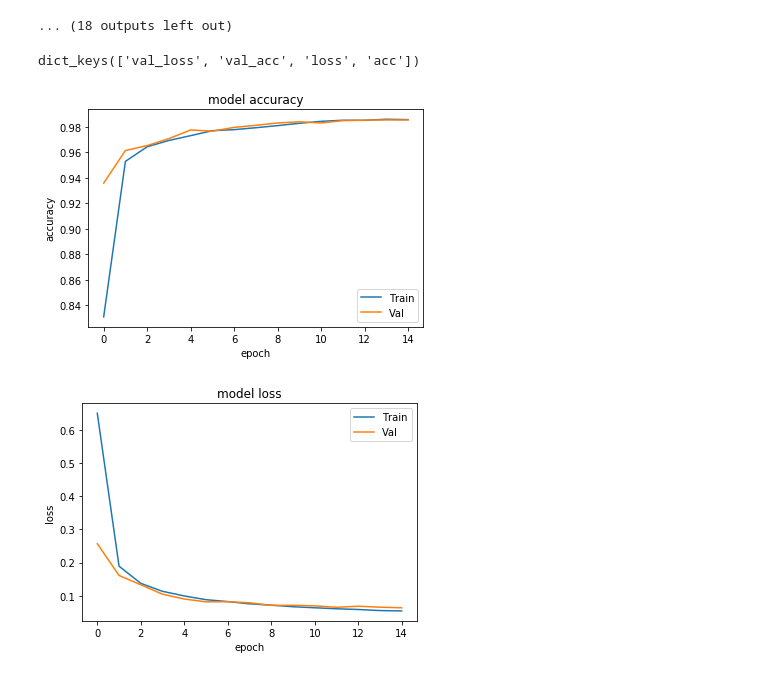
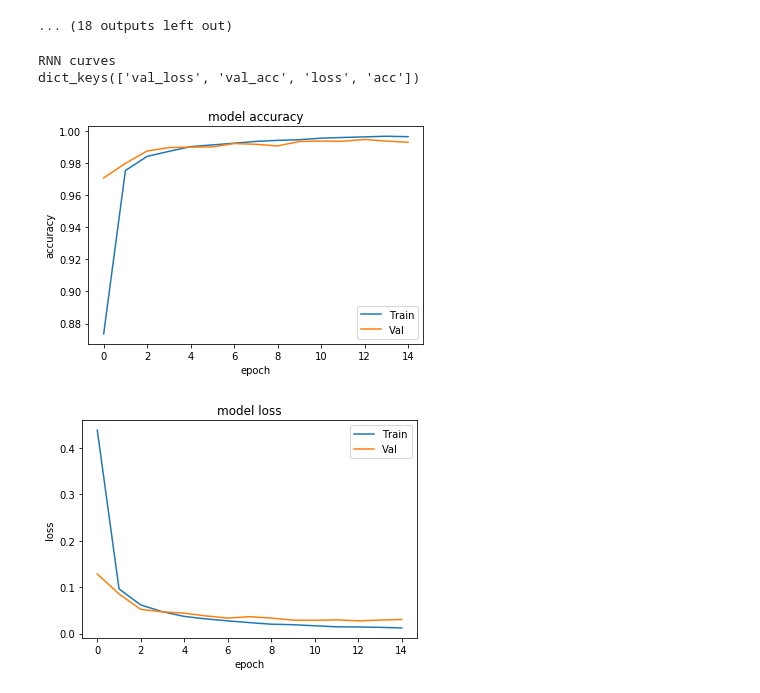
Before and after one commit to Daketey/ML-notebooks, a Jupyter notebook: new ML meds research.ipynb, the cells around one changed output. Drawn from its saved outputs; the diff is of its cells as text; code cells hidden in the pictures.

```diff
--- a/new ML meds research.ipynb
+++ b/new ML meds research.ipynb
@@ -69,5 +155,5 @@ y = dataset.pop('labels').values
 x = dataset.values
 # %%
 from sklearn.model_selection import train_test_split
-x_train, x_test, y_train, y_test  = train_test_split(x, y, test_size=0.40, random_state=1) # 60-40 split
+x_train, x_test, y_train, y_test  = train_test_split(x, y, test_size=0.30, random_state=1) # 60-40 split
 x_test, x_val, y_test, y_val  = train_test_split(x_test, y_test, test_size=0.50, random_state=1)  #50-50 split on 40% of data
@@ -272,0 +416,7 @@ dict_keys(['val_loss', 'val_acc', 'loss', 'acc'])
+# %%
+#---- LSTM -----#
+s = reset_tf_session()
+model_rnn = Sequential()
+model_rnn.add(Bidirectional(LSTM(64 , return_sequences = True, input_shape = (x_train.shape[0] , x_train.shape[1])) , input_shape = (10,1)))
+model_rnn.add(Flatten())
+model_rnn.add(Dense(9, activation = 'softmax'))
@@ -273,6 +447,8 @@ dict_keys(['val_loss', 'val_acc', 'loss', 'acc'])
+# %%
+ model_rnn.compile(optimizer='rmsprop', loss='sparse_categorical_crossentropy', metrics=['accuracy'])
 # %%
 # Training
-history = model.fit(x_train, y_train ,batch_size=32,  epochs=15, validation_data=(x_val, y_val),  callbacks=[keras_utils.TqdmProgressCallback()], verbose=0)
+history_rnn = model_rnn.fit(x_train_cnn, y_train ,batch_size=32,  epochs=15, validation_data=(x_val_cnn, y_val),  callbacks=[keras_utils.TqdmProgressCallback()], verbose=0)
 # %% [output]
 Epoch 1/15
 [interactive output not drawn]
@@ -288,26 +464,27 @@ Epoch 6/15
 [interactive output not drawn]
 ... (18 outputs left out)
 # %%
-## Learning curve for MLP ##
-
-print(history.history.keys())
+#-- RNN tranning curve -- #
+print('RNN curves')
+print(history_rnn.history.keys())
 # summarize history for accuracy
-plt.plot(history.history['acc'])
-plt.plot(history.history['val_acc'])
+plt.plot(history_rnn.history['acc'])
+plt.plot(history_rnn.history['val_acc'])
 plt.title('model accuracy')
 plt.ylabel('accuracy')
 plt.xlabel('epoch')
 plt.legend(['Train', 'Val'], loc='lower right')
 plt.show()
 # summarize history for loss
-plt.plot(history.history['loss'])
-plt.plot(history.history['val_loss'])
+plt.plot(history_rnn.history['loss'])
+plt.plot(history_rnn.history['val_loss'])
 plt.title('model loss')
 plt.ylabel('loss')
 plt.xlabel('epoch')
 plt.legend(['Train', 'Val'], loc='upper right')
 plt.show()
 # %% [output]
+RNN curves
 dict_keys(['val_loss', 'val_acc', 'loss', 'acc'])
-[figure, old version]
+[figure, new version]
-[figure, old version]
+[figure, new version]
```
Also changed, not shown: parts of 77 cells of this notebook.
